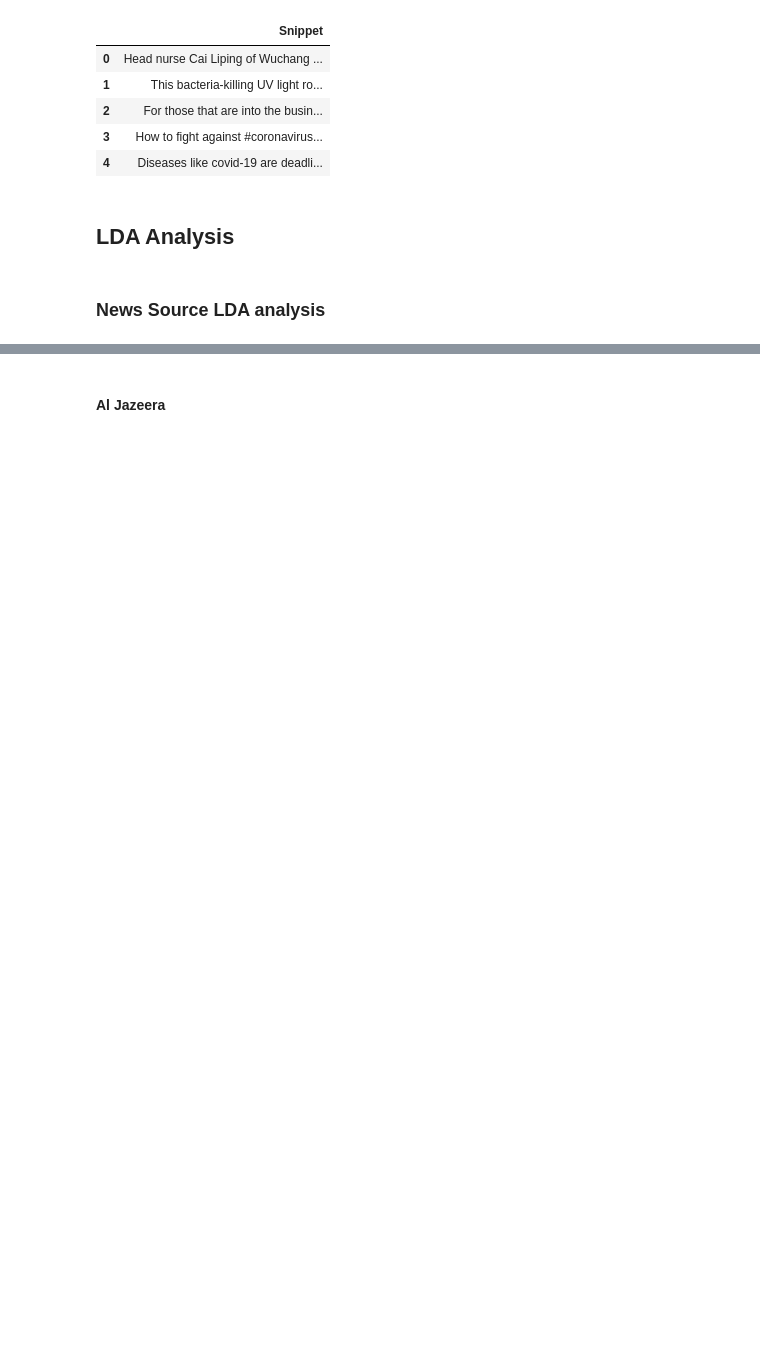
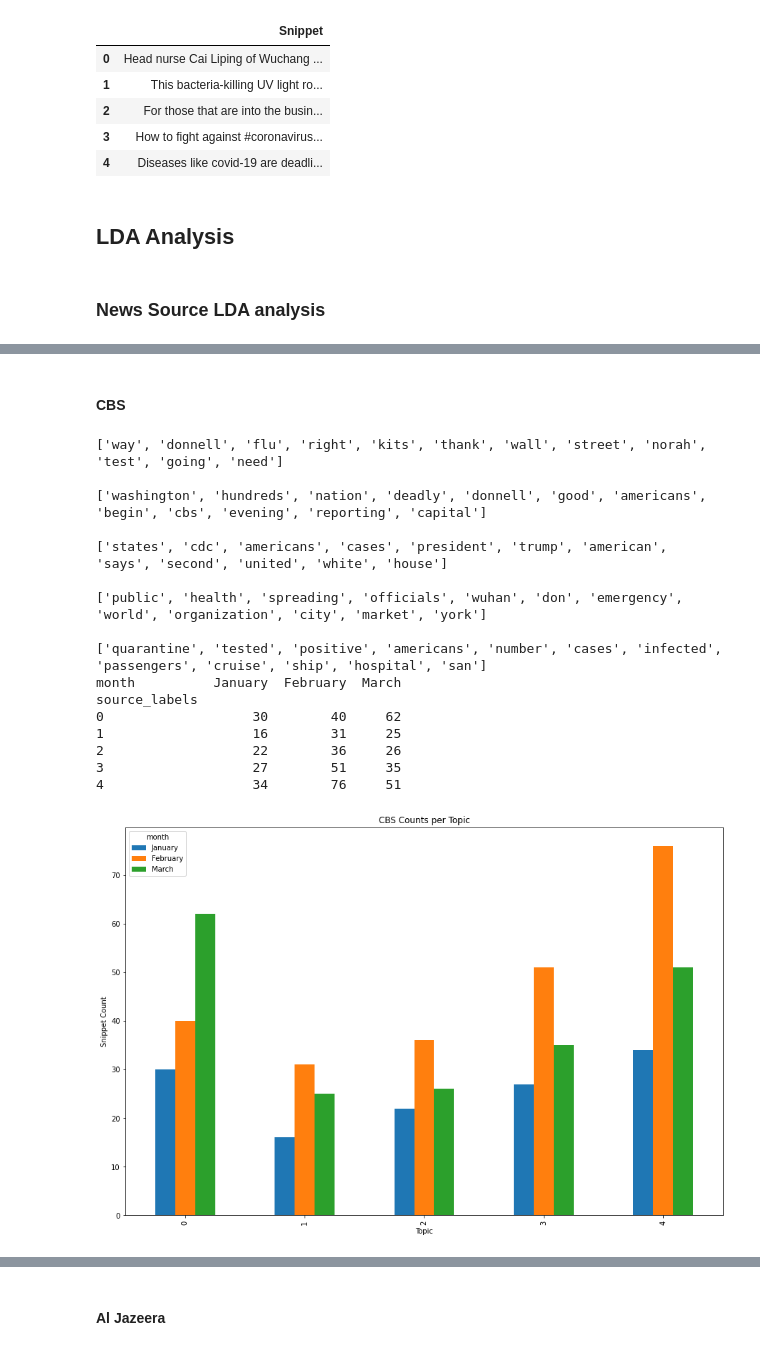
Before and after one commit to ek0212/COVID-19-Data-Analysis, a Jupyter notebook: Project/Math 189Z Project.ipynb, the cells around one changed output, grey strips where cells are left out. Saved outputs shown, nothing was run; the diff lists cells and outputs as text; code cells hidden in the pictures; blank space fills up the shorter version.

```diff
--- a/Project/Math 189Z Project.ipynb
+++ b/Project/Math 189Z Project.ipynb
@@ -14,0 +69,26 @@ import matplotlib.pyplot as plt
+# %%
+CBS = pd.read_csv('CBS-EveningNews.csv')
+CBS_jan = pd.DataFrame(columns = ['Snippet'])
+CBS_feb = pd.DataFrame(columns = ['Snippet'])
+CBS_mar = pd.DataFrame(columns = ['Snippet'])
+
+CBS.drop(['URL', 'Station', 'Show', 'IAShowID', 'IAPreviewThumb'], axis=1, inplace=True)
+
+
+
+length = len(CBS['Snippet'])
+for i in range(0, length):
+    if (CBS['MatchDateTime'][i][0] == "1"):
+        CBS_jan = CBS_jan.append(CBS.loc[i])
+    elif (CBS['MatchDateTime'][i][0] == "2"):
+        CBS_feb = CBS_feb.append(CBS.loc[i])
+    elif(CBS['MatchDateTime'][i][0] == "3"):
+        CBS_mar = CBS_mar.append(CBS.loc[i])
+
+
+CBS.drop(['MatchDateTime'], axis=1, inplace=True)
+CBS_jan.drop(['MatchDateTime'], axis=1, inplace=True)
+CBS_feb.drop(['MatchDateTime'], axis=1, inplace=True)
+CBS_mar.drop(['MatchDateTime'], axis=1, inplace=True)
+
+CBS.head()
@@ -202,0 +442,25 @@ NameError: name 'text' is not defined
+# %% [markdown]
+#### CBS
+# %%
+lda(CBS,
+    CBS_jan, CBS_feb, CBS_mar,
+    'January', 'February','March',
+    'CBS Counts per Topic')
+# %% [output]
+['way', 'donnell', 'flu', 'right', 'kits', 'thank', 'wall', 'street', 'norah', 'test', 'going', 'need']
+
+['washington', 'hundreds', 'nation', 'deadly', 'donnell', 'good', 'americans', 'begin', 'cbs', 'evening', 'reporting', 'capital']
+
+['states', 'cdc', 'americans', 'cases', 'president', 'trump', 'american', 'says', 'second', 'united', 'white', 'house']
+
+['public', 'health', 'spreading', 'officials', 'wuhan', 'don', 'emergency', 'world', 'organization', 'city', 'market', 'york']
+
+['quarantine', 'tested', 'positive', 'americans', 'number', 'cases', 'infected', 'passengers', 'cruise', 'ship', 'hospital', 'san']
+month          January  February  March
+source_labels
+0                   30        40     62
+1                   16        31     25
+2                   22        36     26
+3                   27        51     35
+4                   34        76     51
+[figure, added]
```
Also changed, not shown: parts of 43 cells of this notebook.
